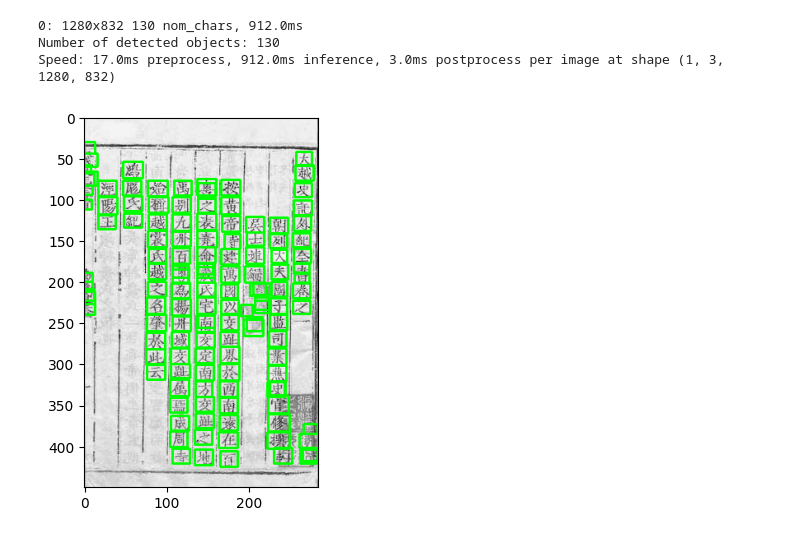
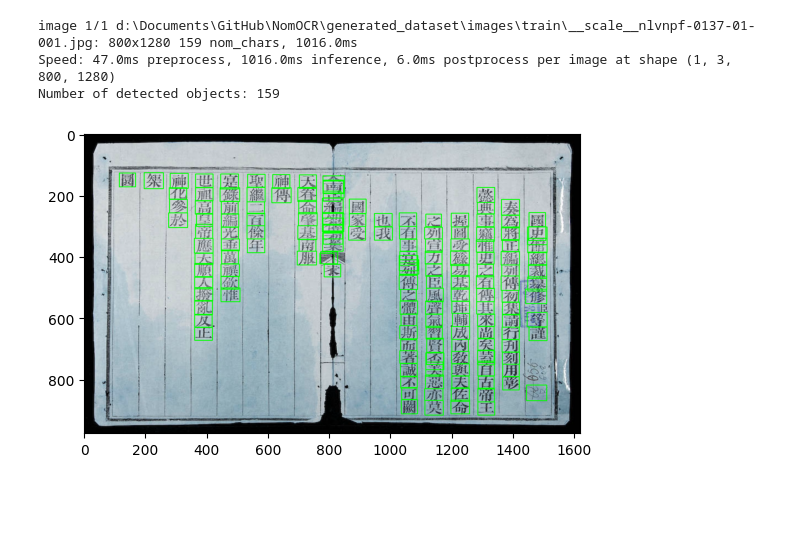
Before and after one commit to hachane/INT3404E_Nom_localization, a Jupyter notebook: main.ipynb, the cells around one changed output. Saved outputs shown, nothing was run; the diff lists cells and outputs as text; code cells hidden in the pictures; blank space fills up the shorter version.

```diff
--- a/main.ipynb
+++ b/main.ipynb
@@ -5,23 +6,32 @@ model = YOLO("model_path/YOLOv8_Colab_30_04_2024_v2/weights/best.pt")
 # %%
 import cv2
 import matplotlib.pyplot as plt
-img = cv2.imread("wb_localization_dataset/images/test/DVSKTT_ngoai_I_1a.jpg")
+# img = cv2.imread("wb_localization_dataset/images/test/DVSKTT_ngoai_I_1a.jpg")
+img = cv2.imread("generated_dataset/images/train/__scale__nlvnpf-0137-01-001.jpg")
+def rotate_image(image, angle):
+    height = image.shape[0]
+    width = image.shape[1]
+    center = (width/2, height/2)
+    size = (width, height)
+    rot_mat = cv2.getRotationMatrix2D(center, angle, 1.0)
+    res = cv2.warpAffine(image, rot_mat, size)
+    return res
 
-# Make a prediction
-results = model.predict(source=img, save=False, stream=True)
+# img_gray_rotated = rotate_image(img, 45)
 
-# Visualize the results
+results = model("generated_dataset/images/train/__scale__nlvnpf-0137-01-001.jpg")
 for result in results:
+    result.save_txt("FINAL_test/labels/__scale__nlvnpf-0137-01-001.txt")
     boxes = result.boxes  # Bounding box predictions
     print(f"Number of detected objects: {len(boxes)}")
     for box in boxes:
         x1, y1, x2, y2 = box.xyxy[0].cpu().numpy().astype(int)
         cv2.rectangle(img, (x1, y1), (x2, y2), (0, 255, 0), 2)  # Draw bounding box
 
     # Display the image with bounding boxes
     plt.imshow(img)
 # %% [output]
-0: 1280x832 130 nom_chars, 912.0ms
-Number of detected objects: 130
-Speed: 17.0ms preprocess, 912.0ms inference, 3.0ms postprocess per image at shape (1, 3, 1280, 832)
+image 1/1 d:\Documents\GitHub\NomOCR\generated_dataset\images\train\__scale__nlvnpf-0137-01-001.jpg: 800x1280 159 nom_chars, 1016.0ms
+Speed: 47.0ms preprocess, 1016.0ms inference, 6.0ms postprocess per image at shape (1, 3, 800, 1280)
+Number of detected objects: 159
-[figure, old version]
+[figure, new version]
```
Also changed, not shown: parts of 4 cells of this notebook, 1 other file.
